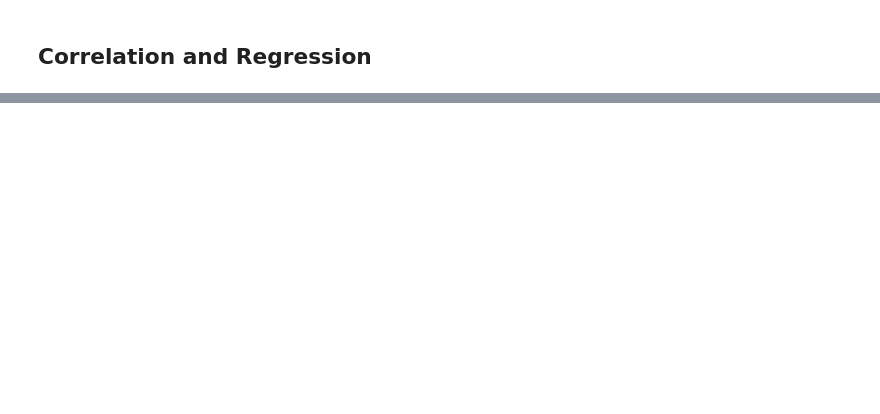
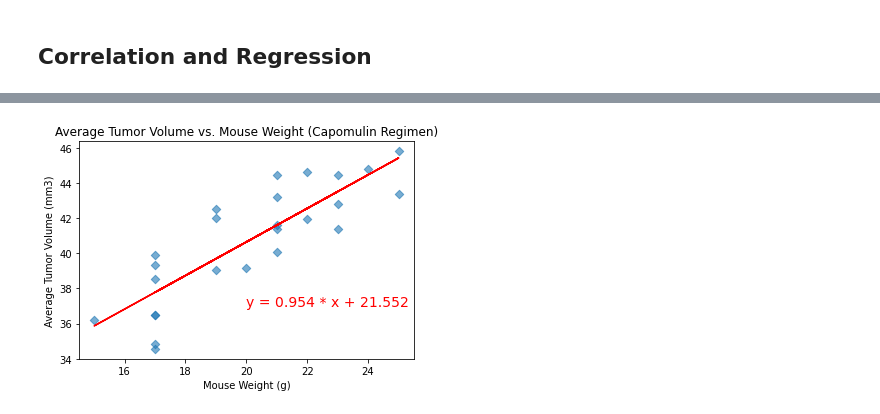
Before and after one commit to drbernal47/pymaceuticals-assignment, a Jupyter notebook: pymaceuticals_starter.ipynb, the cells around one changed output, grey strips where cells are left out. Drawn from its saved outputs; the diff is of its cells as text; code cells hidden in the pictures; blank space fills up the shorter version.

```diff
--- a/pymaceuticals_starter.ipynb
+++ b/pymaceuticals_starter.ipynb
@@ -254,0 +274,13 @@ plt.show()
+# %%
+# Plot the linear regression model over the same plot as above
+plt.scatter(capomulin_mice_weights,capomulin_mice_volumes,alpha=0.6,marker="D")
+
+plt.plot(capomulin_mice_weights,regress_values, color="red")
+plt.text(20,37,f"y = {round(slope,3)} * x + {round(intercept,3)}",color="red", fontsize=14)
+
+plt.title("Average Tumor Volume vs. Mouse Weight (Capomulin Regimen)")
+plt.xlabel("Mouse Weight (g)")
+plt.ylabel("Average Tumor Volume (mm3)")
+plt.show()
+# %% [output]
+[figure, added]
```
Also changed, not shown: parts of 5 cells of this notebook.
